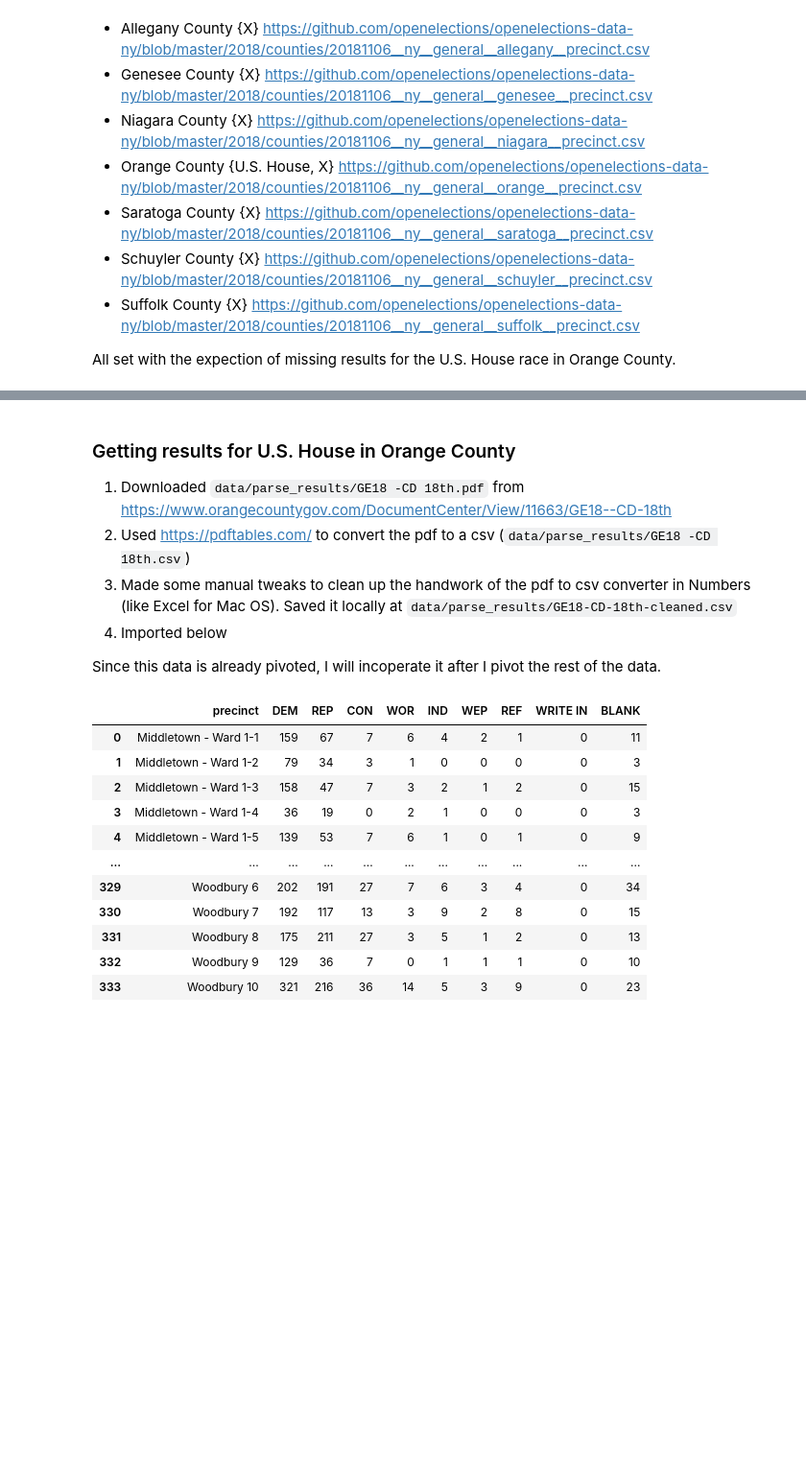
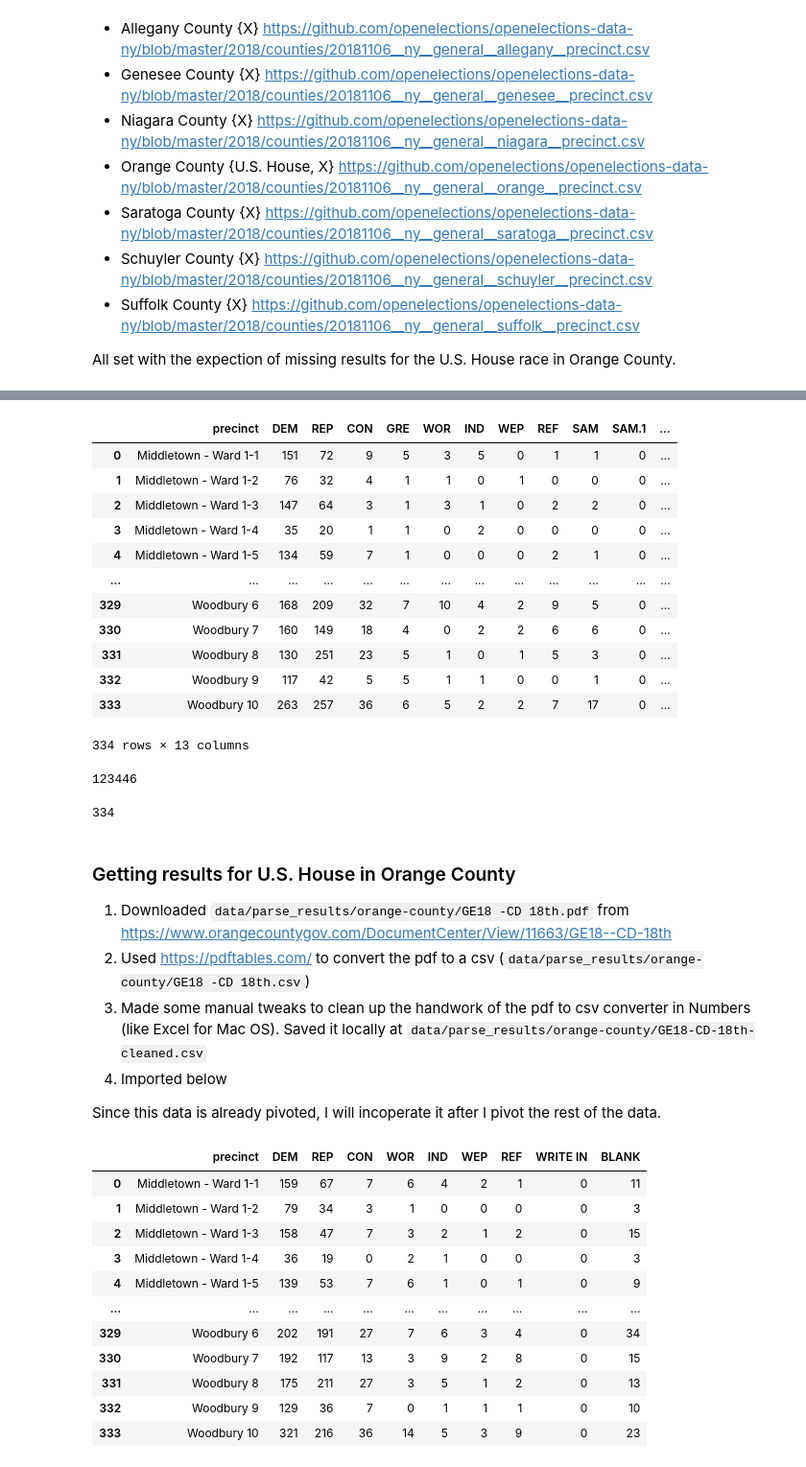
Before and after one commit to baxterdemers/precinct_matching_framework, a Jupyter notebook: pivot_results.ipynb, the cells around one changed output, grey strips where cells are left out. Shown at 96% size. Saved outputs shown, nothing was run; the diff lists cells and outputs as text; code cells hidden in the pictures; blank space fills up the shorter version.

Commit message:
more cleaning

```diff
--- a/pivot_results.ipynb
+++ b/pivot_results.ipynb
@@ -137,9 +144,34 @@ All set with the expection of missing results for the U.S. House race in Orange
+# %%
+df_Orange_Gov = pd.read_csv('data/parse_results/orange-county/GE18 - Gov Lt. Gov-cleaned.csv')
+df_Orange_Gov
+# %% [output]
+|  | precinct | DEM | REP | CON | GRE | WOR | IND | WEP | REF | SAM | SAM.1 | ... |
+| 0 | Middletown - Ward 1-1 | 151 | 72 | 9 | 5 | 3 | 5 | 0 | 1 | 1 | 0 | ... |
+| 1 | Middletown - Ward 1-2 | 76 | 32 | 4 | 1 | 1 | 0 | 1 | 0 | 0 | 0 | ... |
+| 2 | Middletown - Ward 1-3 | 147 | 64 | 3 | 1 | 3 | 1 | 0 | 2 | 2 | 0 | ... |
+| 3 | Middletown - Ward 1-4 | 35 | 20 | 1 | 1 | 0 | 2 | 0 | 0 | 0 | 0 | ... |
+| 4 | Middletown - Ward 1-5 | 134 | 59 | 7 | 1 | 0 | 0 | 0 | 2 | 1 | 0 | ... |
+| ... | ... | ... | ... | ... | ... | ... | ... | ... | ... | ... | ... | ... |
+| 329 | Woodbury 6 | 168 | 209 | 32 | 7 | 10 | 4 | 2 | 9 | 5 | 0 | ... |
+| 330 | Woodbury 7 | 160 | 149 | 18 | 4 | 0 | 2 | 2 | 6 | 6 | 0 | ... |
+| 331 | Woodbury 8 | 130 | 251 | 23 | 5 | 1 | 0 | 1 | 5 | 3 | 0 | ... |
+| 332 | Woodbury 9 | 117 | 42 | 5 | 5 | 1 | 1 | 0 | 0 | 1 | 0 | ... |
+| 333 | Woodbury 10 | 263 | 257 | 36 | 6 | 5 | 2 | 2 | 7 | 17 | 0 | ... |
+334 rows × 13 columns
+# %%
+df_Orange_Gov.sum(axis=1).sum()
+# %% [output]
+123446
+# %%
+df_Orange_Gov.precinct.nunique()
+# %% [output]
+334
 # %% [markdown]
 ### Getting results for U.S. House in Orange County
 
-1. Downloaded `data/parse_results/GE18 -CD 18th.pdf` from https://www.orangecountygov.com/DocumentCenter/View/11663/GE18--CD-18th
-2. Used https://pdftables.com/ to convert the pdf to a csv (`data/parse_results/GE18 -CD 18th.csv`)
-3. Made some manual tweaks to clean up the handwork of the pdf to csv converter in Numbers (like Excel for Mac OS). Saved it locally at `data/parse_results/GE18-CD-18th-cleaned.csv`
+1. Downloaded `data/parse_results/orange-county/GE18 -CD 18th.pdf` from https://www.orangecountygov.com/DocumentCenter/View/11663/GE18--CD-18th
+2. Used https://pdftables.com/ to convert the pdf to a csv (`data/parse_results/orange-county/GE18 -CD 18th.csv`)
+3. Made some manual tweaks to clean up the handwork of the pdf to csv converter in Numbers (like Excel for Mac OS). Saved it locally at `data/parse_results/orange-county/GE18-CD-18th-cleaned.csv`
 4. Imported below
 
 Since this data is already pivoted, I will incoperate it after I pivot the rest of the data.
```
Also changed, not shown: parts of 91 cells of this notebook, 5 other files.
